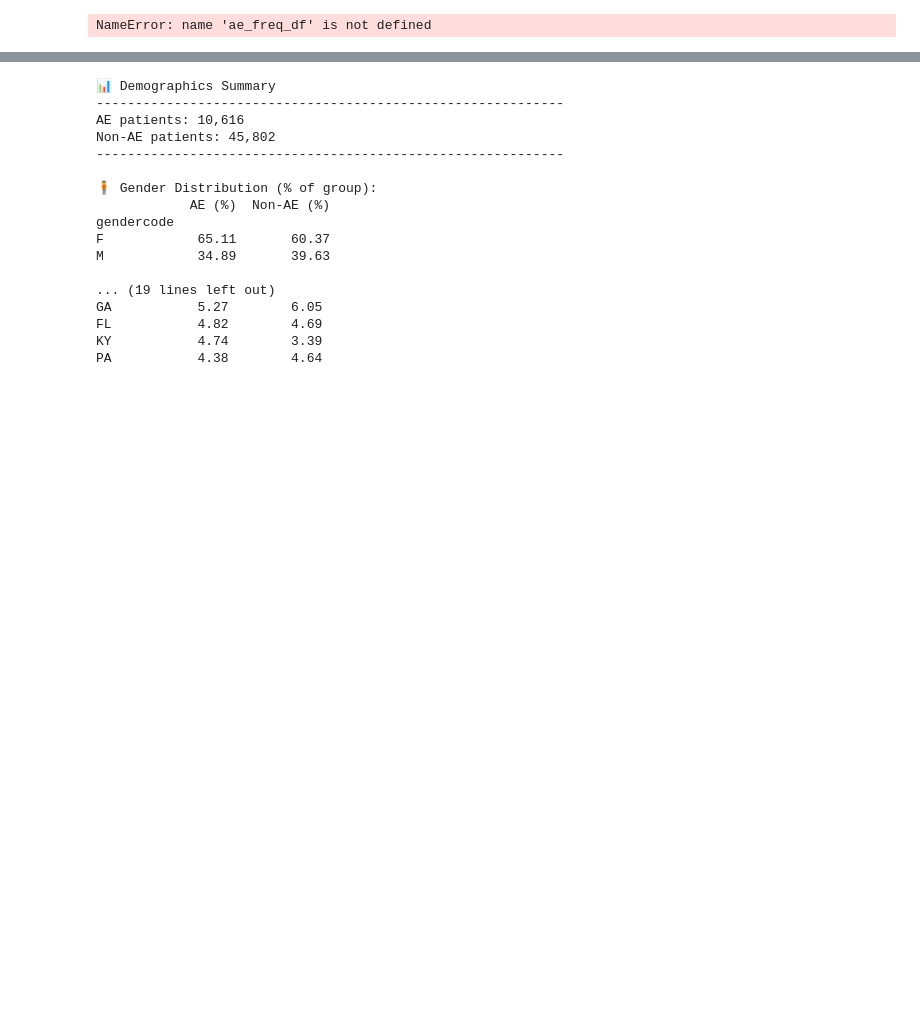
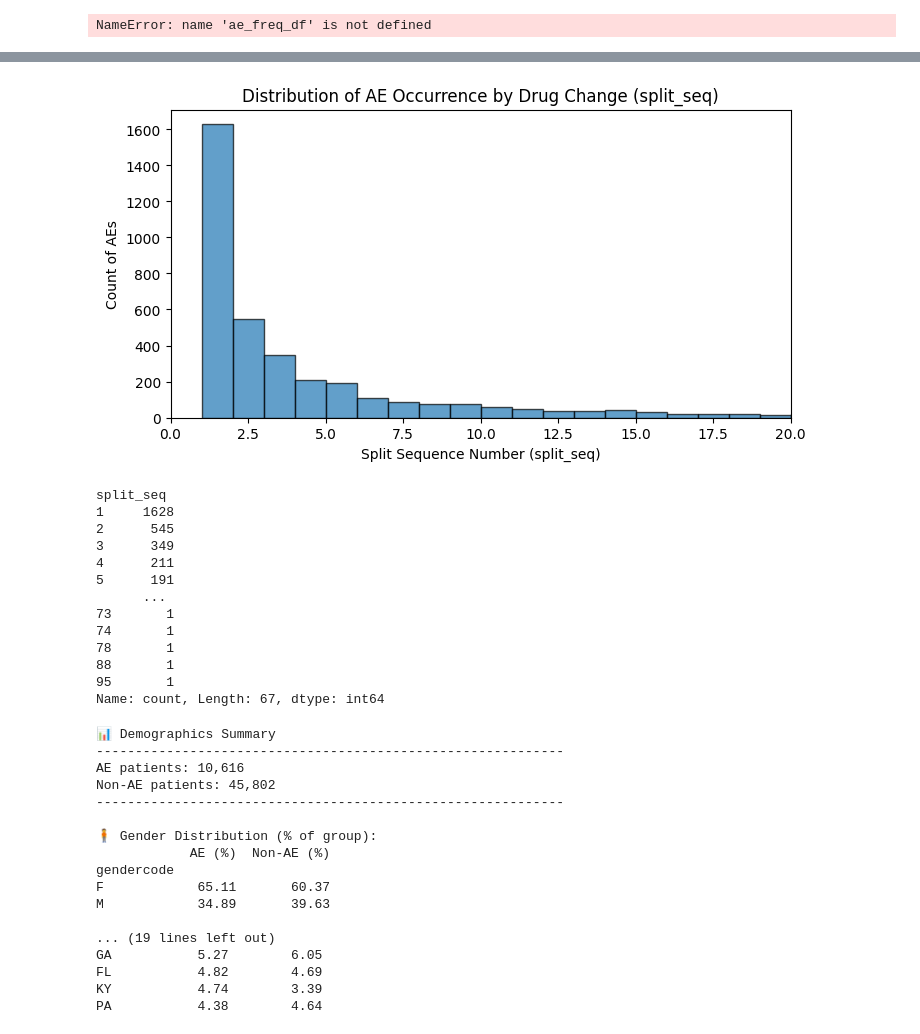
Before and after one commit to beni-1414/bmif204_claims_project, a Jupyter notebook: exploration_final.ipynb, the cells around one changed output, grey strips where cells are left out. Drawn from its saved outputs; the diff is of its cells as text; code cells hidden in the pictures; blank space fills up the shorter version.

```diff
--- a/exploration_final.ipynb
+++ b/exploration_final.ipynb
@@ -351,0 +426,32 @@ Name: days_into_spell, dtype: float64
+# %%
+# --- 3. At which drug change does AE occur (split_seq) ---
+
+# Filter split spells that had an AE
+ae_spells = split_spells[split_spells['had_ae'] == True]
+
+# Distribution of AE occurrence by split_seq
+plt.figure(figsize=(8,4))
+plt.hist(ae_spells['split_seq'], bins=range(1, ae_spells['split_seq'].max()+2), edgecolor='black', alpha=0.7)
+plt.xlabel('Split Sequence Number (split_seq)')
+plt.ylabel('Count of AEs')
+plt.xlim(0, 20)
+plt.title('Distribution of AE Occurrence by Drug Change (split_seq)')
+plt.show()
+
+# Summary
+print(ae_spells['split_seq'].value_counts().sort_index())
+# %% [output]
+[figure, added]
+split_seq
+1     1628
+2      545
+3      349
+4      211
+5      191
+      ...
+73       1
+74       1
+78       1
+88       1
+95       1
+Name: count, Length: 67, dtype: int64
```
Also changed, not shown: parts of 10 cells of this notebook.
